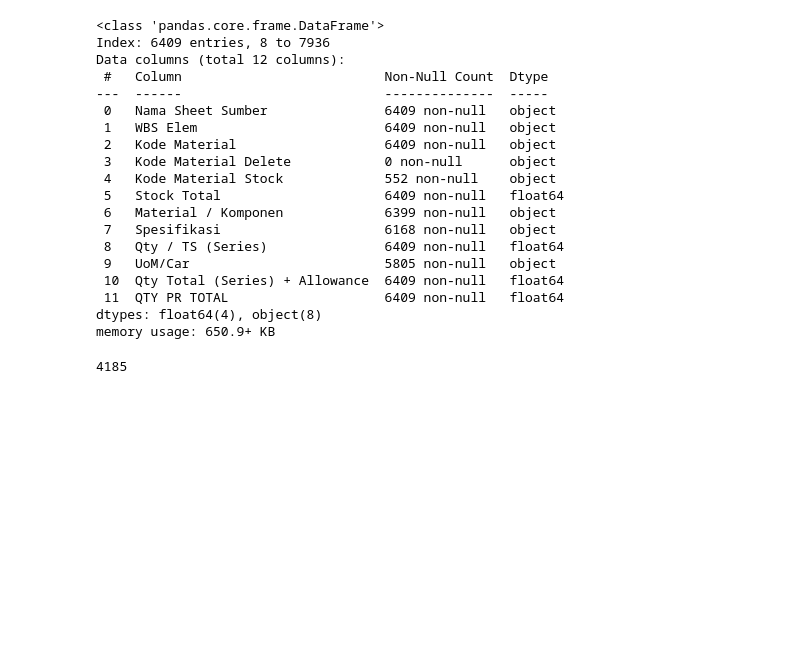
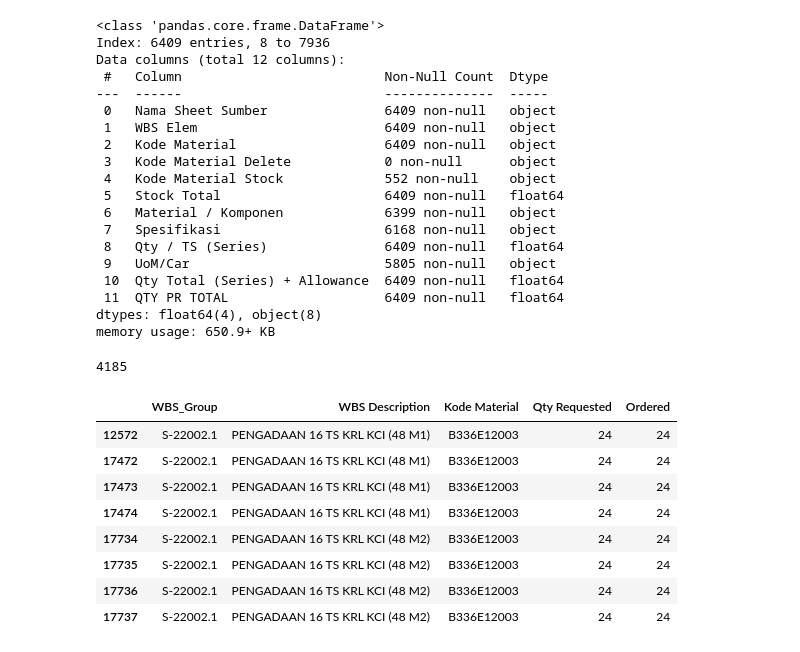
Before and after one commit to widura26/recap-automation, a Jupyter notebook: recap_automation.ipynb, the cells around one changed output. Saved outputs shown, nothing was run; the diff lists cells and outputs as text; code cells hidden in the pictures; blank space fills up the shorter version.

```diff
--- a/recap_automation.ipynb
+++ b/recap_automation.ipynb
@@ -1517,5 +1506,17 @@ len(filtered_sap_data[filtered_sap_data["WBS Elem"] == "S-22002.1"])
 # %% [output]
 4185
+# %%
+sap_data[(sap_data["Kode Material"] == "B336E12003") & (sap_data["WBS_Group"].str.contains("S-22002.1", regex=False, na=False))][["WBS_Group", "WBS Description", "Kode Material", "Qty Requested", "Ordered"]]
+# %% [output]
+|  | WBS_Group | WBS Description | Kode Material | Qty Requested | Ordered |
+| 12572 | S-22002.1 | PENGADAAN 16 TS KRL KCI (48 M1) | B336E12003 | 24 | 24 |
+| 17472 | S-22002.1 | PENGADAAN 16 TS KRL KCI (48 M1) | B336E12003 | 24 | 24 |
+| 17473 | S-22002.1 | PENGADAAN 16 TS KRL KCI (48 M1) | B336E12003 | 24 | 24 |
+| 17474 | S-22002.1 | PENGADAAN 16 TS KRL KCI (48 M1) | B336E12003 | 24 | 24 |
+| 17734 | S-22002.1 | PENGADAAN 16 TS KRL KCI (48 M2) | B336E12003 | 24 | 24 |
+| 17735 | S-22002.1 | PENGADAAN 16 TS KRL KCI (48 M2) | B336E12003 | 24 | 24 |
+| 17736 | S-22002.1 | PENGADAAN 16 TS KRL KCI (48 M2) | B336E12003 | 24 | 24 |
+| 17737 | S-22002.1 | PENGADAAN 16 TS KRL KCI (48 M2) | B336E12003 | 24 | 24 |
 # %%
 filtered_sap_data[filtered_sap_data["Kode Material"] == "B336E12003"]
 # yang WBS Elemnya mengandung 'S-22002.1',
```
Also changed, not shown: parts of 15 cells of this notebook.
